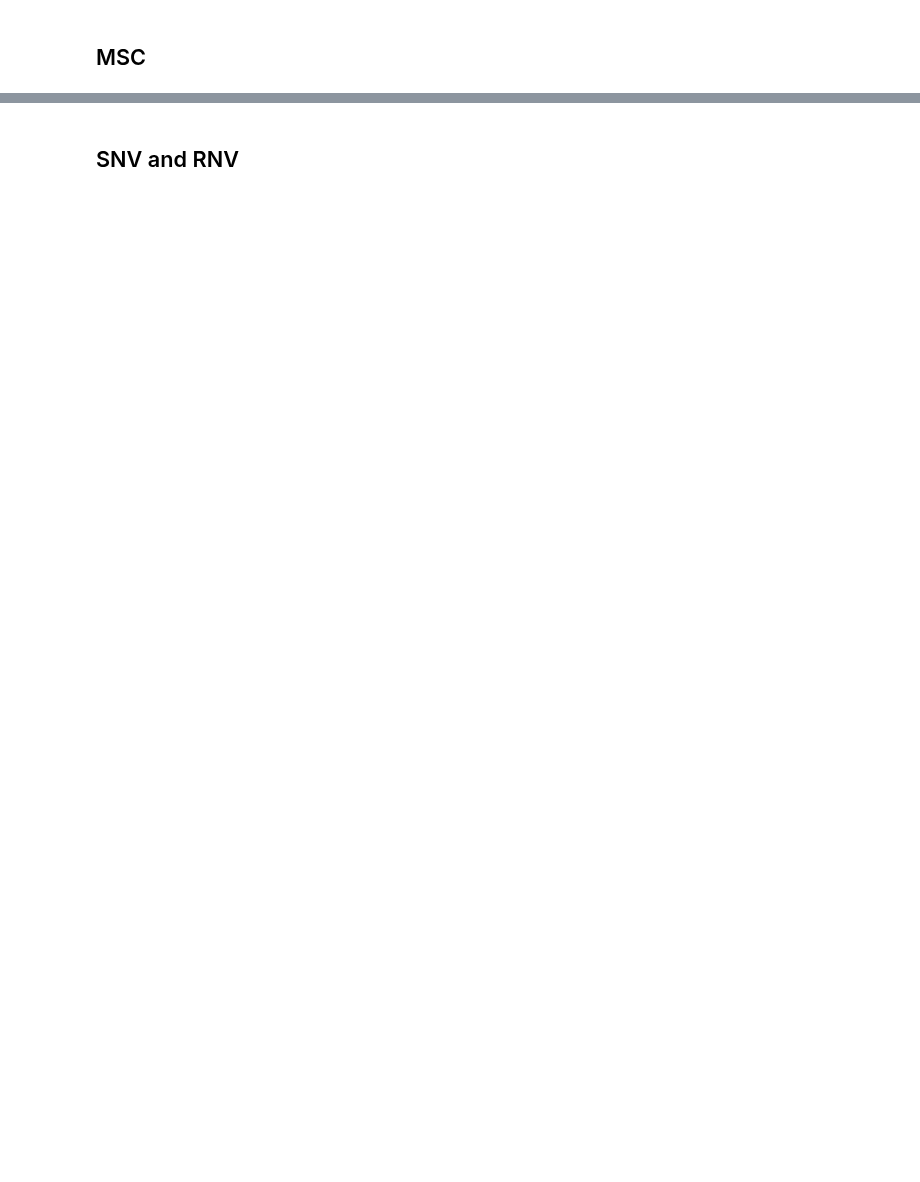
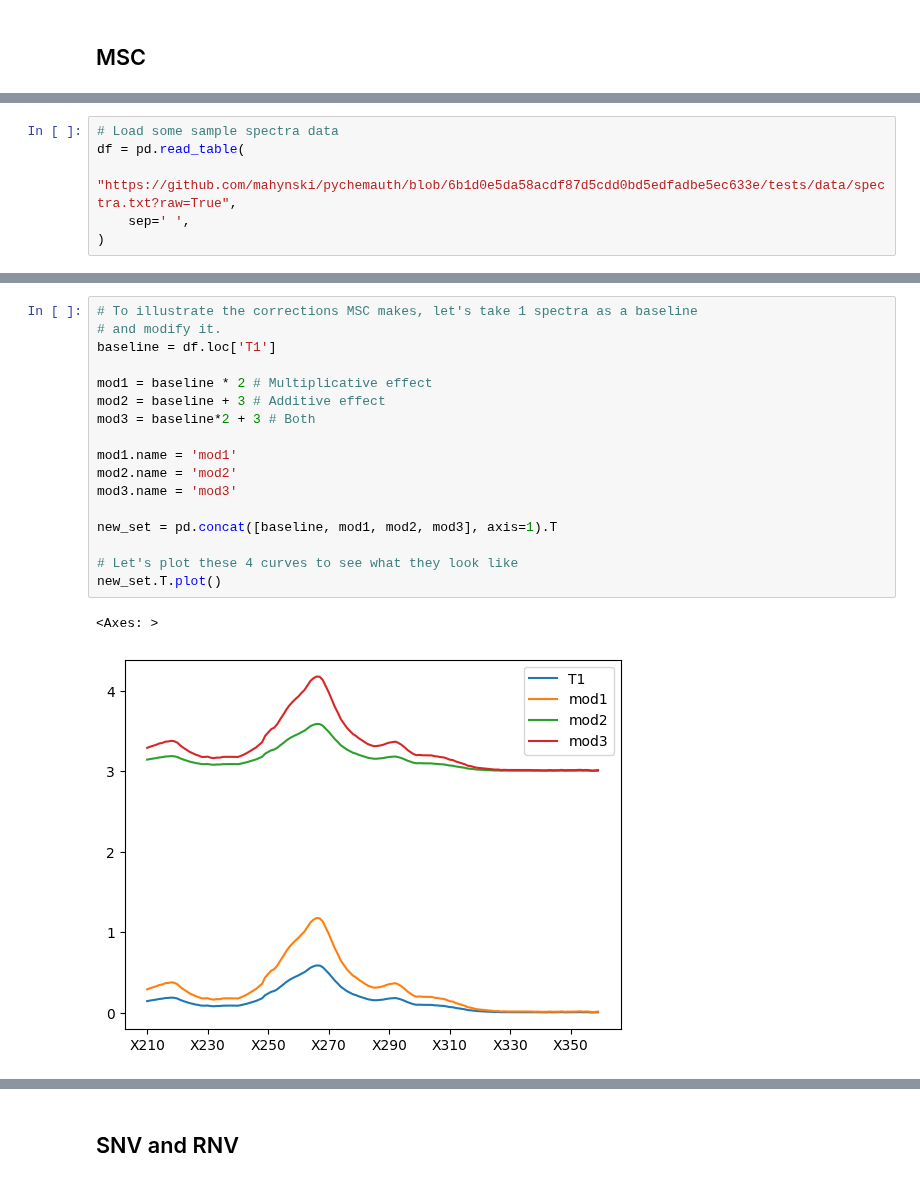
Before and after one commit to mahynski/chemometric-carpentry, a Jupyter notebook: notebooks/3_Preprocessing.ipynb, the cells around one changed output, grey strips where cells are left out. Cells and saved outputs as stored; diff of their text form; blank space fills up the shorter version.

```diff
--- a/notebooks/3_Preprocessing.ipynb
+++ b/notebooks/3_Preprocessing.ipynb
@@ -194,0 +203,6 @@ from pychemauth.preprocessing.filter import MSC, SNV, SavGol
+# %%
+# Load some sample spectra data
+df = pd.read_table(
+    "https://github.com/mahynski/pychemauth/blob/6b1d0e5da58acdf87d5cdd0bd5edfadbe5ec633e/tests/data/spectra.txt?raw=True",
+    sep=' ',
+)
@@ -194,0 +225,20 @@ from pychemauth.preprocessing.filter import MSC, SNV, SavGol
+# %%
+# To illustrate the corrections MSC makes, let's take 1 spectra as a baseline
+# and modify it.
+baseline = df.loc['T1']
+
+mod1 = baseline * 2 # Multiplicative effect
+mod2 = baseline + 3 # Additive effect
+mod3 = baseline*2 + 3 # Both
+
+mod1.name = 'mod1'
+mod2.name = 'mod2'
+mod3.name = 'mod3'
+
+new_set = pd.concat([baseline, mod1, mod2, mod3], axis=1).T
+
+# Let's plot these 4 curves to see what they look like
+new_set.T.plot()
+# %% [output]
+<Axes: >
+[figure, added]
```
Also changed, not shown: parts of 13 cells of this notebook.
